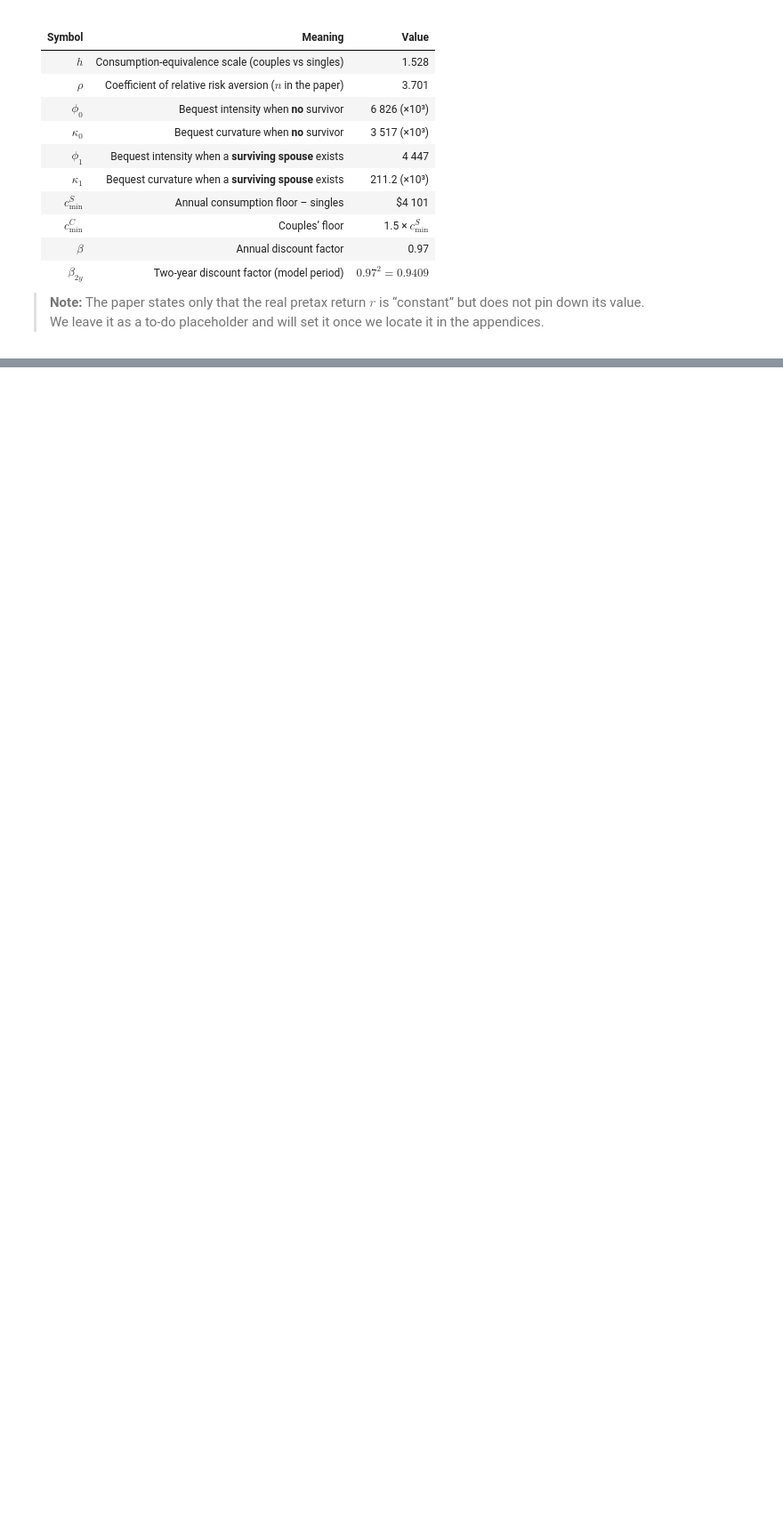
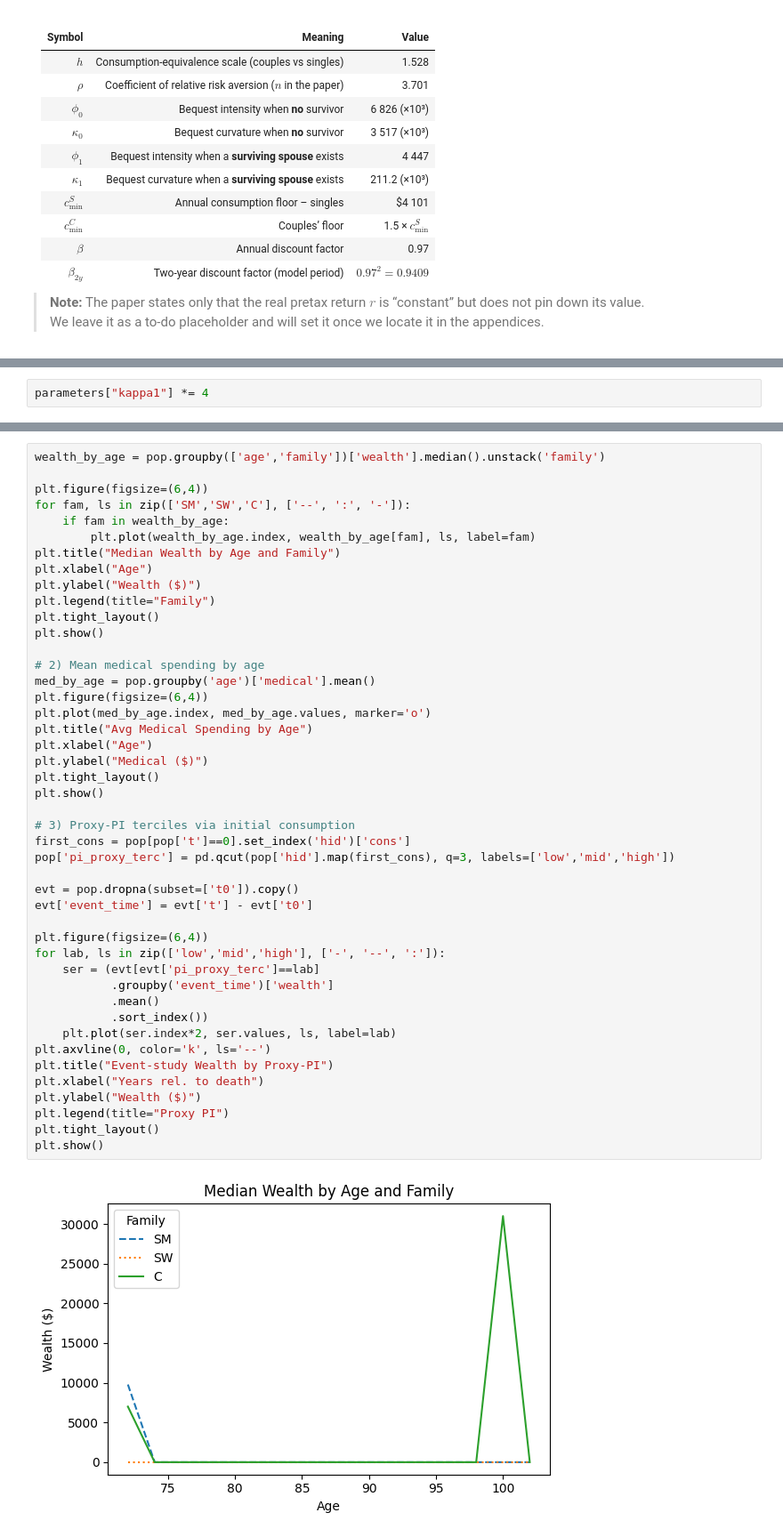
Before and after one commit to greinald/AKWL_Computational_Economics, a Jupyter notebook: retiree_saving_model.ipynb, the cells around one changed output, grey strips where cells are left out. Shown at 89% size. Cells and saved outputs as stored; diff of their text form; blank space fills up the shorter version.

```diff
--- a/retiree_saving_model.ipynb
+++ b/retiree_saving_model.ipynb
@@ -94,0 +346,2 @@ NameError: name 'rho' is not defined
+# %%
+parameters["kappa1"] *= 4
@@ -94,0 +874,47 @@ NameError: name 'rho' is not defined
+# %%
+wealth_by_age = pop.groupby(['age','family'])['wealth'].median().unstack('family')
+
+plt.figure(figsize=(6,4))
+for fam, ls in zip(['SM','SW','C'], ['--', ':', '-']):
+    if fam in wealth_by_age:
+        plt.plot(wealth_by_age.index, wealth_by_age[fam], ls, label=fam)
+plt.title("Median Wealth by Age and Family")
+plt.xlabel("Age")
+plt.ylabel("Wealth ($)")
+plt.legend(title="Family")
+plt.tight_layout()
+plt.show()
+
+# 2) Mean medical spending by age
+med_by_age = pop.groupby('age')['medical'].mean()
+plt.figure(figsize=(6,4))
+plt.plot(med_by_age.index, med_by_age.values, marker='o')
+plt.title("Avg Medical Spending by Age")
+plt.xlabel("Age")
+plt.ylabel("Medical ($)")
+plt.tight_layout()
+plt.show()
+
+# 3) Proxy‑PI terciles via initial consumption
+first_cons = pop[pop['t']==0].set_index('hid')['cons']
+pop['pi_proxy_terc'] = pd.qcut(pop['hid'].map(first_cons), q=3, labels=['low','mid','high'])
+
+evt = pop.dropna(subset=['t0']).copy()
+evt['event_time'] = evt['t'] - evt['t0']
+
+plt.figure(figsize=(6,4))
+for lab, ls in zip(['low','mid','high'], ['-', '--', ':']):
+    ser = (evt[evt['pi_proxy_terc']==lab]
+           .groupby('event_time')['wealth']
+           .mean()
+           .sort_index())
+    plt.plot(ser.index*2, ser.values, ls, label=lab)
+plt.axvline(0, color='k', ls='--')
+plt.title("Event‑study Wealth by Proxy‑PI")
+plt.xlabel("Years rel. to death")
+plt.ylabel("Wealth ($)")
+plt.legend(title="Proxy PI")
+plt.tight_layout()
+plt.show()
+# %% [output]
+[figure, added]
```
Also changed, not shown: parts of 22 cells of this notebook.
